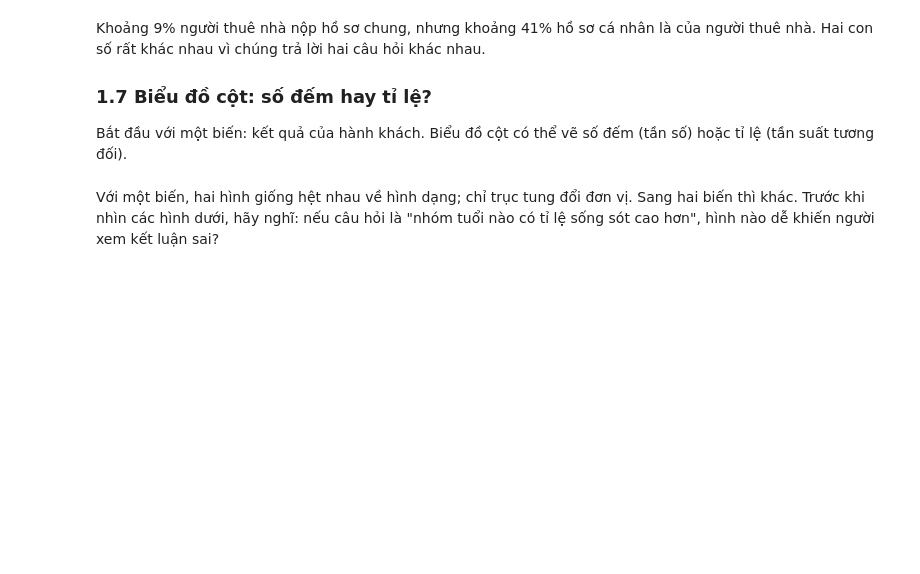
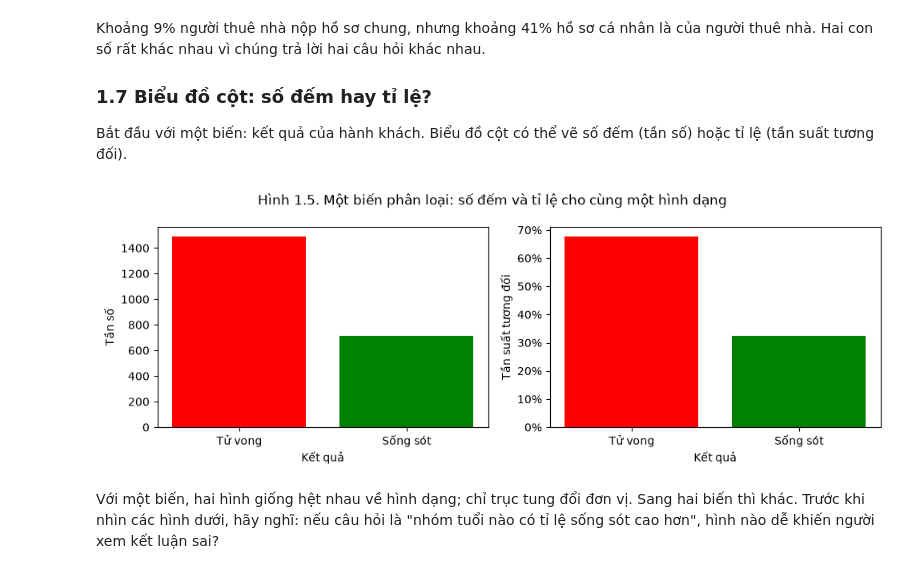
Before and after one commit to h2bach/UET.MAT1052-Labs-Materials, a Jupyter notebook: W2_TomTatDuLieu.ipynb, the cells around one changed output. Saved outputs shown, nothing was run; the diff lists cells and outputs as text; code cells hidden in the pictures; blank space fills up the shorter version.

```diff
--- a/W2_TomTatDuLieu.ipynb
+++ b/W2_TomTatDuLieu.ipynb
@@ -271,18 +330,20 @@ Khoảng 9% người thuê nhà nộp hồ sơ chung, nhưng khoảng 41% hồ s
 Bắt đầu với một biến: kết quả của hành khách. Biểu đồ cột có thể vẽ số đếm (tần số) hoặc tỉ lệ (tần suất tương đối).
 # %%
 ket_qua = titanic.sum(axis=0)          # tổng theo cột: Tử vong, Sống sót
-
+mau = ["red", "green"]
 fig, axes = plt.subplots(1, 2, figsize=(10, 3.6))
-axes[0].bar(ket_qua.index, ket_qua.values, color="#4C9FC7")
+axes[0].bar(ket_qua.index, ket_qua.values, color=mau)
 axes[0].set_ylabel("Tần số")
-axes[1].bar(ket_qua.index, ket_qua.values / ket_qua.sum(), color="#4C9FC7")
+axes[1].bar(ket_qua.index, ket_qua.values / ket_qua.sum(), color=mau)
 axes[1].set_ylabel("Tần suất tương đối")
 axes[1].yaxis.set_major_formatter(matplotlib.ticker.PercentFormatter(1.0))
 for ax in axes:
     ax.set_xlabel("Kết quả")
 plt.suptitle("Hình 1.5. Một biến phân loại: số đếm và tỉ lệ cho cùng một hình dạng")
 plt.tight_layout()
 plt.show()
+# %% [output]
+[figure, added]
 # %% [markdown]
 Với một biến, hai hình giống hệt nhau về hình dạng; chỉ trục tung đổi đơn vị. Sang hai biến thì khác. Trước khi nhìn các hình dưới, hãy nghĩ: nếu câu hỏi là "nhóm tuổi nào có tỉ lệ sống sót cao hơn", hình nào dễ khiến người xem kết luận sai?
 # %%
```
Also changed, not shown: parts of 52 cells of this notebook, 3 other files.
